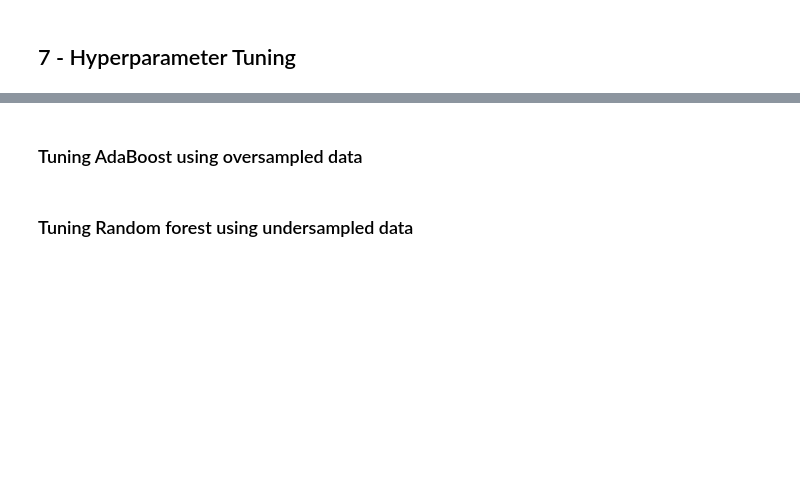
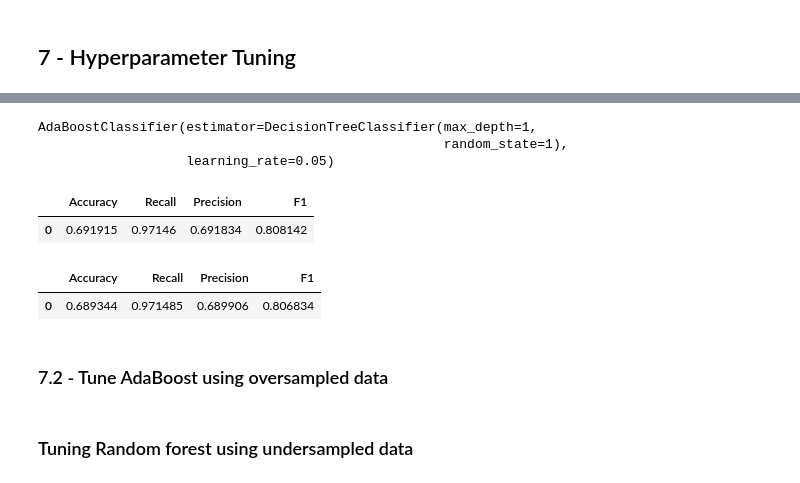
Before and after one commit to RashmiJK/PGP-AIML-EasyVisa-AML, a Jupyter notebook: easyvisa_modeling.ipynb, the cells around one changed output, grey strips where cells are left out. Drawn from its saved outputs; the diff is of its cells as text; code cells hidden in the pictures; blank space fills up the shorter version.

```diff
--- a/easyvisa_modeling.ipynb
+++ b/easyvisa_modeling.ipynb
@@ -1355,0 +1358,29 @@ Based on the performance comparison of the models on the original, oversampled,
+# %%
+%%time
+
+# Instantiate classifier
+Model_o = AdaBoostClassifier(random_state=1)
+
+# Parameter grid to pass in RandomSearchCV
+param_grid_o = {
+    "n_estimators": np.arange(10, 60, 10),
+    "learning_rate": [0.1, 0.01, 0.2, 0.05, 1],
+    "estimator": [
+        DecisionTreeClassifier(max_depth=1, random_state=1),
+        DecisionTreeClassifier(max_depth=2, random_state=1),
+        DecisionTreeClassifier(max_depth=3, random_state=1),
+    ]
+}
+
+# Call RandomizedSearchCV
+randomized_cv_o = RandomizedSearchCV(
+    estimator=Model_o,
+    param_distributions=param_grid_o,
+    n_iter=50,
+    n_jobs = -1,
+    scoring=scorer, cv=5, random_state=1)
+
+# Fit parameters in RandomizedSearchCV
+randomized_cv_o.fit(X_train,y_train)
+
+print("Best parameters are {} with CV score={}:" .format(randomized_cv_o.best_params_,randomized_cv_o.best_score_))
@@ -1356,5 +1391,31 @@ Based on the performance comparison of the models on the original, oversampled,
+# %%
+## Set the best parameters output from the above cell
+tuned_ada_o = AdaBoostClassifier(
+    n_estimators= 50, learning_rate= 0.05, estimator= DecisionTreeClassifier(max_depth=1, random_state=1)
+)
+
+# Fit the original data
+tuned_ada_o.fit(X_train, y_train)
+# %% [output]
+AdaBoostClassifier(estimator=DecisionTreeClassifier(max_depth=1,
+                                                    random_state=1),
+                   learning_rate=0.05)
+# %%
+# compute performance metrics
+ada_train_perf_o = model_performance_classification_sklearn(tuned_ada_o, X_train, y_train)
+ada_train_perf_o
+# %% [output]
+|  | Accuracy | Recall | Precision | F1 |
+| 0 | 0.691915 | 0.97146 | 0.691834 | 0.808142 |
+# %%
+## Compute model performance on validation data.
+ada_val_perf_o = model_performance_classification_sklearn(tuned_ada_o,X_val,y_val)
+ada_val_perf_o
+# %% [output]
+|  | Accuracy | Recall | Precision | F1 |
+| 0 | 0.689344 | 0.971485 | 0.689906 | 0.806834 |
 # %% [markdown]
-### Tuning AdaBoost using oversampled data
+### 7.2 - Tune AdaBoost using oversampled data
 # %%
 %%time
 
```
Also changed, not shown: parts of 3 cells of this notebook.
